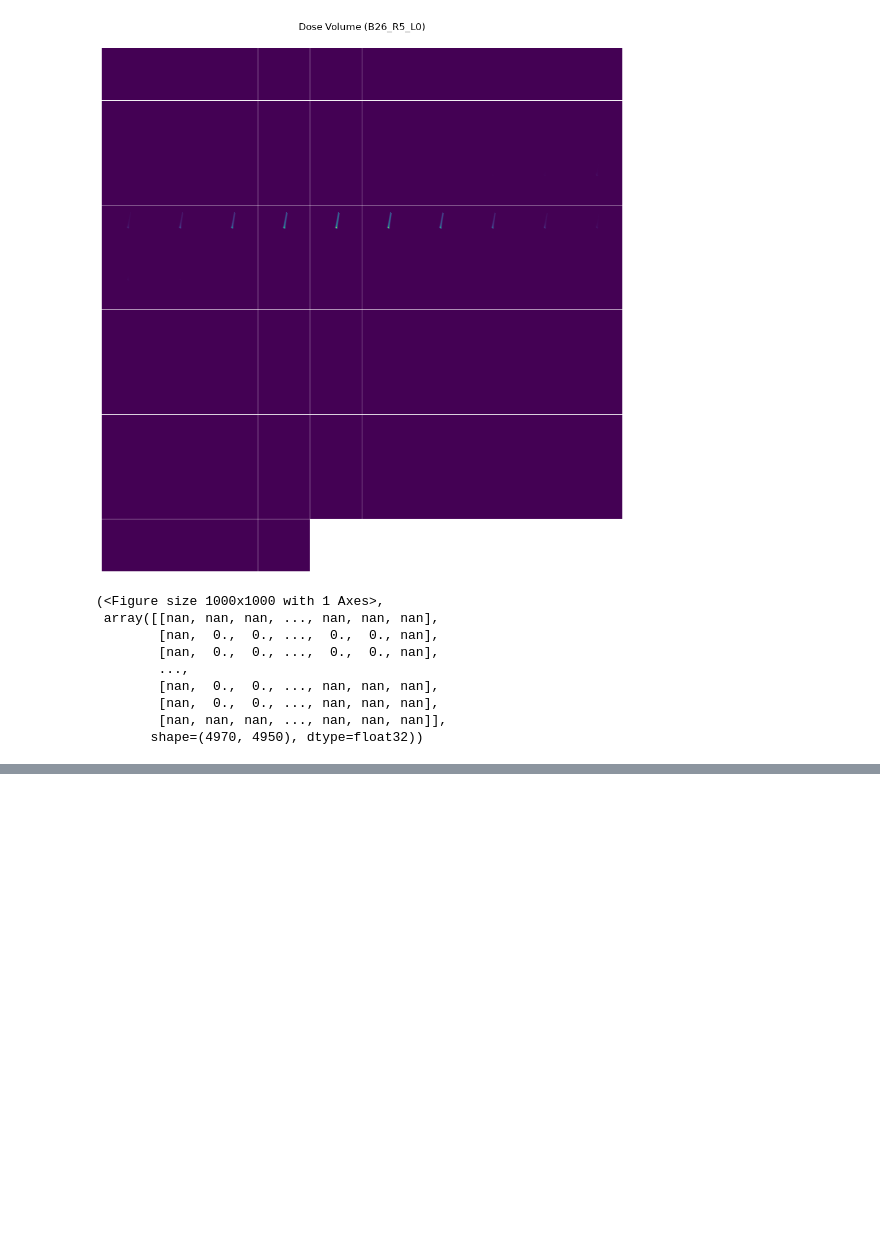
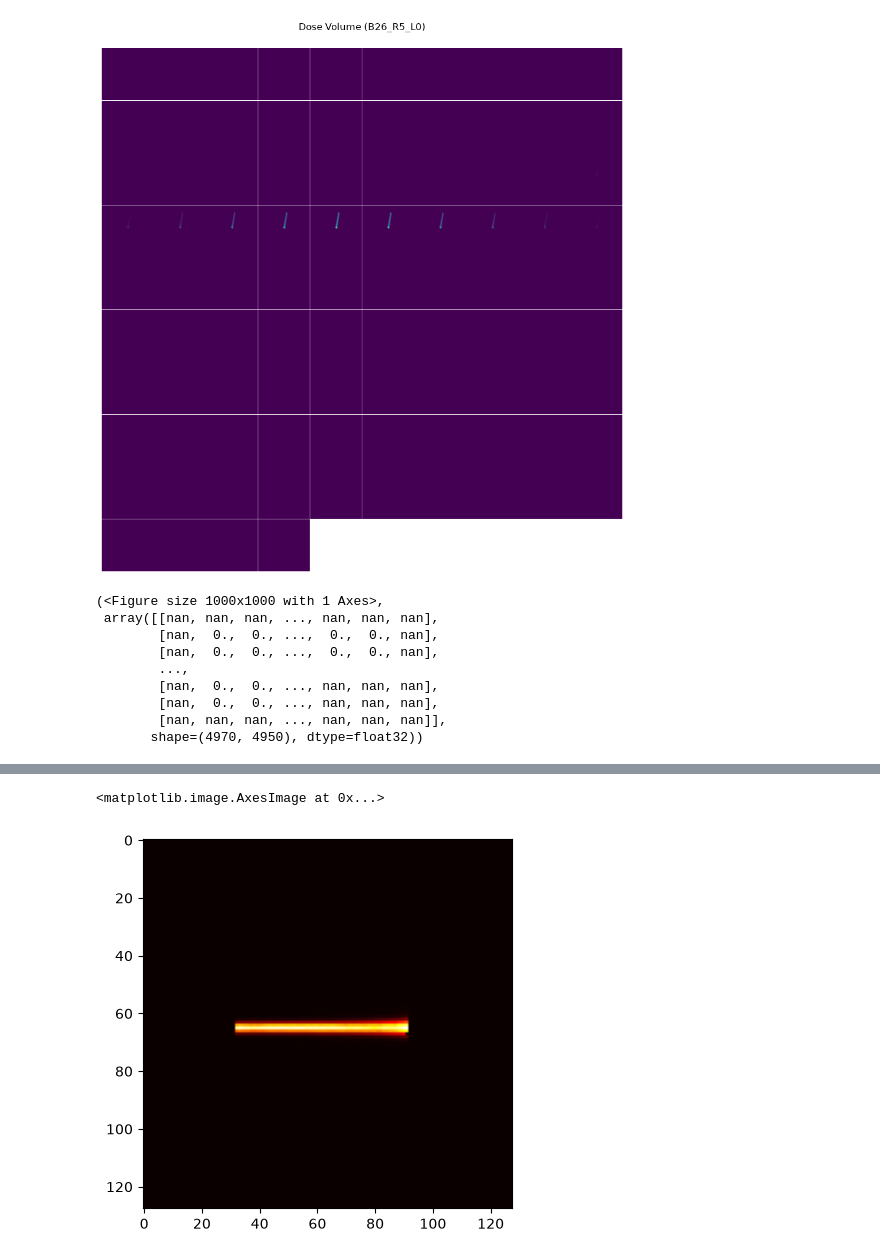
Before and after one commit to Dudgit/nr_dose, a Jupyter notebook: notebooks/atlas.ipynb, the cells around one changed output, grey strips where cells are left out. Drawn from its saved outputs; the diff is of its cells as text; code cells hidden in the pictures; blank space fills up the shorter version.

```diff
--- a/notebooks/atlas.ipynb
+++ b/notebooks/atlas.ipynb
@@ -750,0 +1067,5 @@ matshow3d(img, title=f"Dose Volume (B{B}_R{R}_L{L})", frame_dim=2, show=True)
+# %%
+plt.imshow(data['gt_dose'][0,:,:,16], cmap='hot')
+# %% [output]
+<matplotlib.image.AxesImage at 0x...>
+[figure, added]
```
Also changed, not shown: parts of 17 cells of this notebook, 6 other files.
